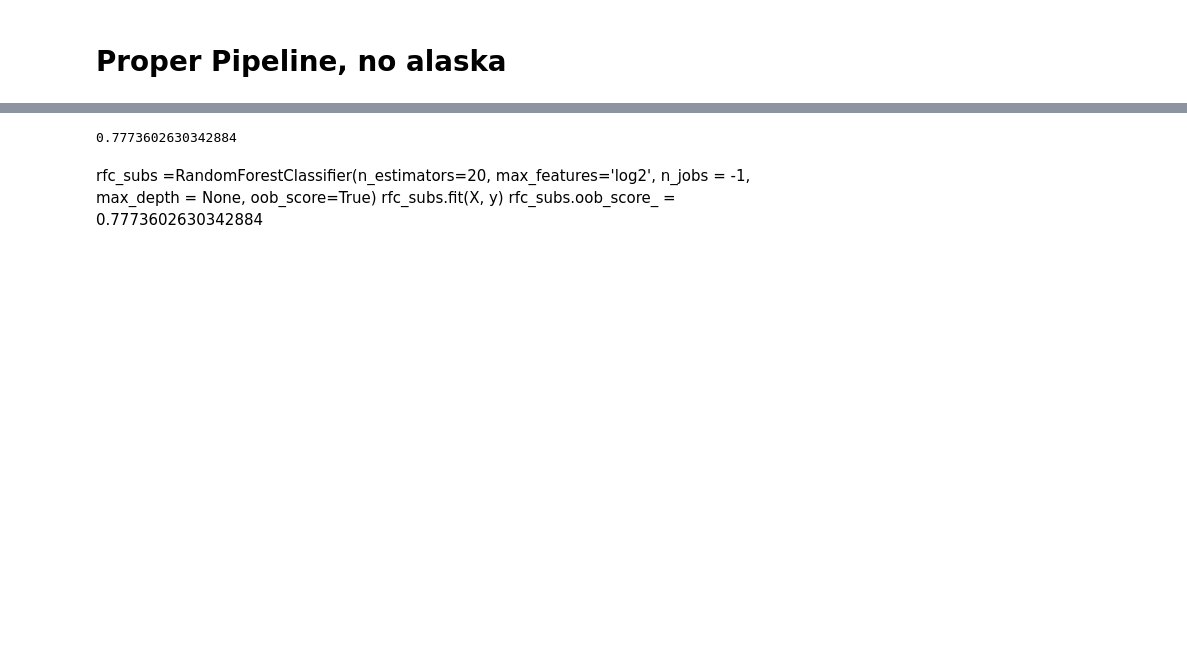
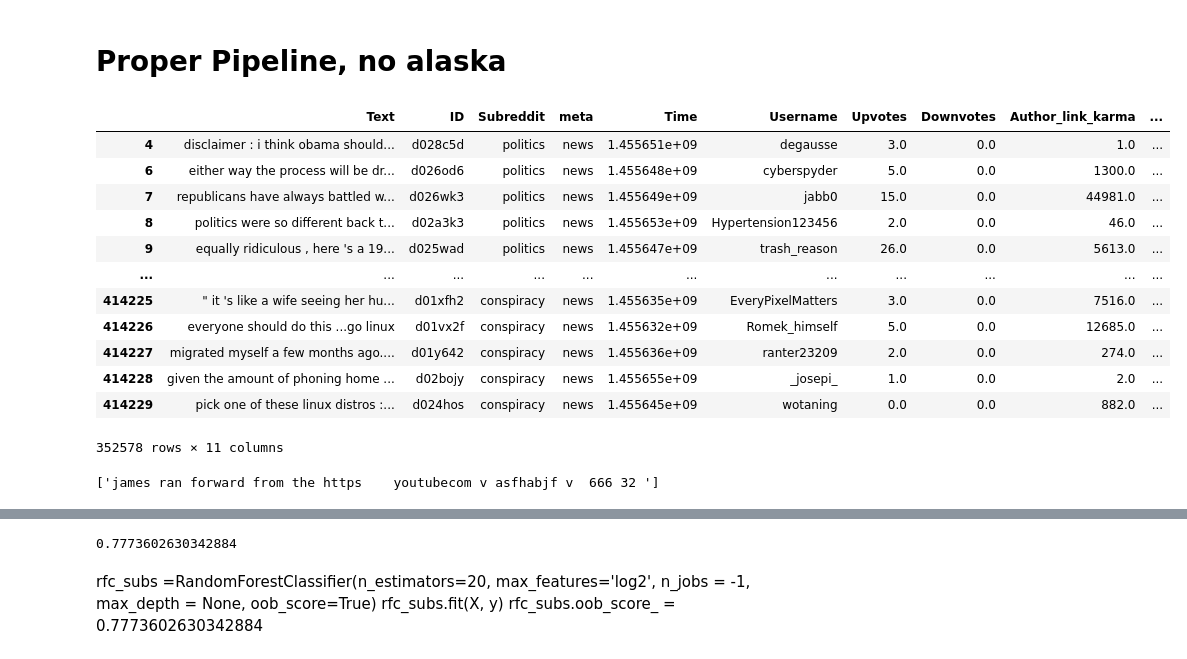
Before and after one commit to Jameshskelton/Reddit-NLP, a Jupyter notebook: Reddit-nlp-project.ipynb, the cells around one changed output, grey strips where cells are left out. Drawn from its saved outputs; the diff is of its cells as text; code cells hidden in the pictures; blank space fills up the shorter version.

```diff
--- a/Reddit-nlp-project.ipynb
+++ b/Reddit-nlp-project.ipynb
@@ -56,0 +60,2 @@ df2 = df.copy()
+# %%
+df = df.dropna(axis =0)
@@ -59,0 +68,2 @@ df_entertainment = df.dropna(axis =0).loc[df['meta']== 'entertainment']
+# %%
+df_news = df.dropna(axis =0).loc[df['meta']== 'news']
@@ -66,3 +85,19 @@ df_entertainment = df.dropna(axis =0).loc[df['meta']== 'entertainment']
+# %%
+df_news
+# %% [output]
+|  | Text | ID | Subreddit | meta | Time | Username | Upvotes | Downvotes | Author_link_karma | ... |
+| 4 | disclaimer : i think obama should... | d028c5d | politics | news | 1.455651e+09 | degausse | 3.0 | 0.0 | 1.0 | ... |
+| 6 | either way the process will be dr... | d026od6 | politics | news | 1.455648e+09 | cyberspyder | 5.0 | 0.0 | 1300.0 | ... |
+| 7 | republicans have always battled w... | d026wk3 | politics | news | 1.455649e+09 | jabb0 | 15.0 | 0.0 | 44981.0 | ... |
+| 8 | politics were so different back t... | d02a3k3 | politics | news | 1.455653e+09 | Hypertension123456 | 2.0 | 0.0 | 46.0 | ... |
+| 9 | equally ridiculous , here 's a 19... | d025wad | politics | news | 1.455647e+09 | trash_reason | 26.0 | 0.0 | 5613.0 | ... |
+| ... | ... | ... | ... | ... | ... | ... | ... | ... | ... | ... |
+| 414225 | " it 's like a wife seeing her hu... | d01xfh2 | conspiracy | news | 1.455635e+09 | EveryPixelMatters | 3.0 | 0.0 | 7516.0 | ... |
+| 414226 | everyone should do this ...go linux | d01vx2f | conspiracy | news | 1.455632e+09 | Romek_himself | 5.0 | 0.0 | 12685.0 | ... |
+| 414227 | migrated myself a few months ago.... | d01y642 | conspiracy | news | 1.455636e+09 | ranter23209 | 2.0 | 0.0 | 274.0 | ... |
+| 414228 | given the amount of phoning home ... | d02bojy | conspiracy | news | 1.455655e+09 | _josepi_ | 1.0 | 0.0 | 2.0 | ... |
+| 414229 | pick one of these linux distros :... | d024hos | conspiracy | news | 1.455645e+09 | wotaning | 0.0 | 0.0 | 882.0 | ... |
+352578 rows × 11 columns
 # %%
 def clean_urls(array):
     lst = []
@@ -86,23 +121,22 @@ punctuations = '''.!=-()[]{};:"|\<>/?@#$%^&*_~'''
 replace = '{}'.format('\n')
 lst = []
 
-test_strings = ['James ran ForWard from the https://      youtube.com v asfhabjf v asvjdakbfakdfasdfbasdfadfsasfadga %666^^ 32$']
+test_strings = ['James ran ForWard from the https://  !!! $ %   youtube.com v asfhabjf v asvjdakbfakdfasdfbasdfadfsasfadga %666^^ 32$']
 test_strings2 = df_entertainment.Text.values[:2]
 # print(test_strings2)
 
 def base_clean_up(strings):
     new_strings = []
     for i in strings:
-#         i = clean_urls(i)
-#         print(i)
+#         lower the strings
         i = i.lower()
-#         print(i)
+#         convert strings to unicode
         i = unidecode.unidecode(i)
-#         print(i)
+#         remove extra spaces
         i = re.sub(" +", " ", i)
         no_punct = ""
         for word in i.split():
-
+#             remove any individual letters or extra spaces
             word = re.sub(r'[^\w\s]','',word)
 
             if len(word) > 20:
@@ -115,12 +149,14 @@ def base_clean_up(strings):
 
 
 # # test check
-# clean_test = base_clean_up(test_strings)
-# print(clean_test)
+clean_test = base_clean_up(test_strings)
+print(clean_test)
 # check using df
-tokelems = base_clean_up(tokelems)
+# tokelems = base_clean_up(tokelems)
 # base_clean_up1
 # clean_test
+# %% [output]
+['james ran forward from the https    youtubecom v asfhabjf v  666 32 ']
 # %%
 s_stop = set(stopwords.words())
 print(len(s_stop))
```
Also changed, not shown: parts of 138 cells of this notebook.
